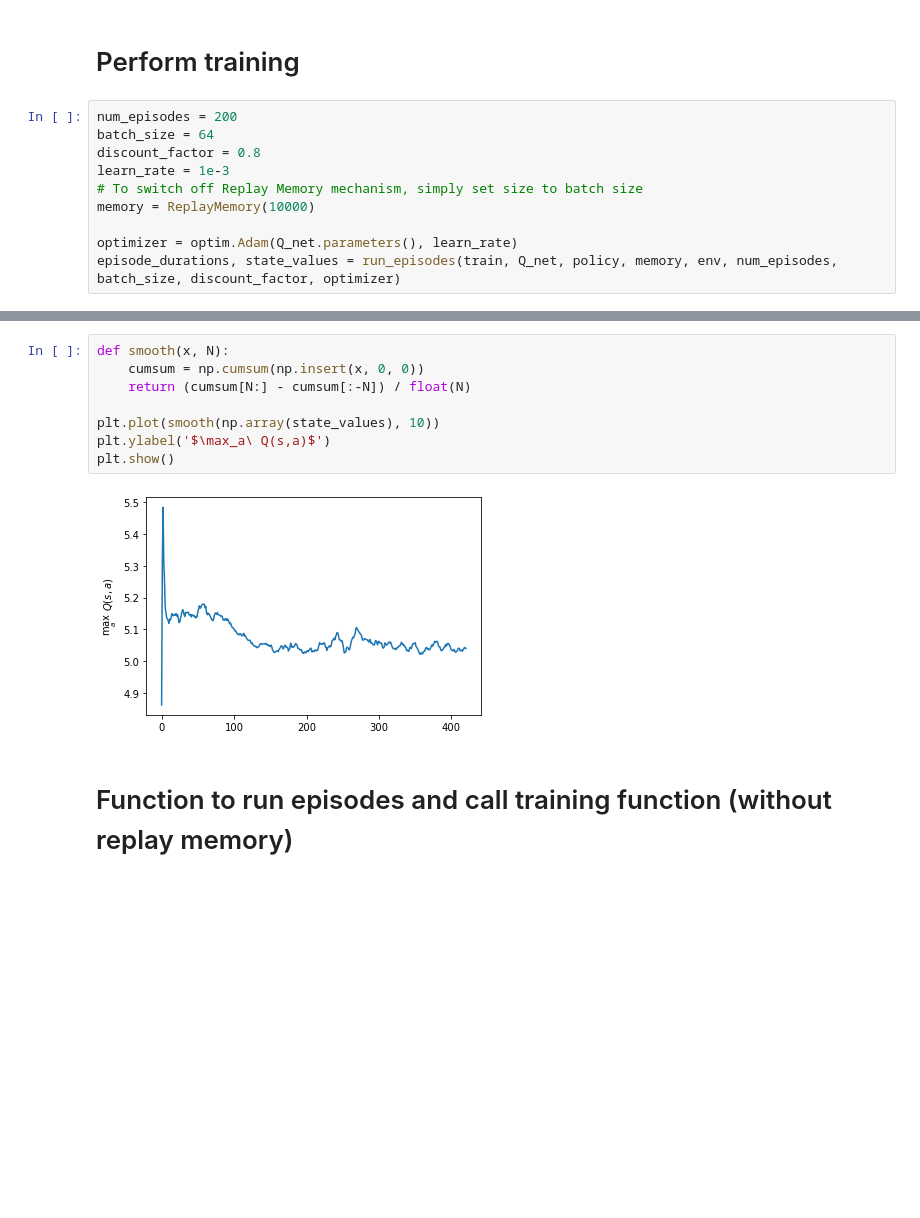
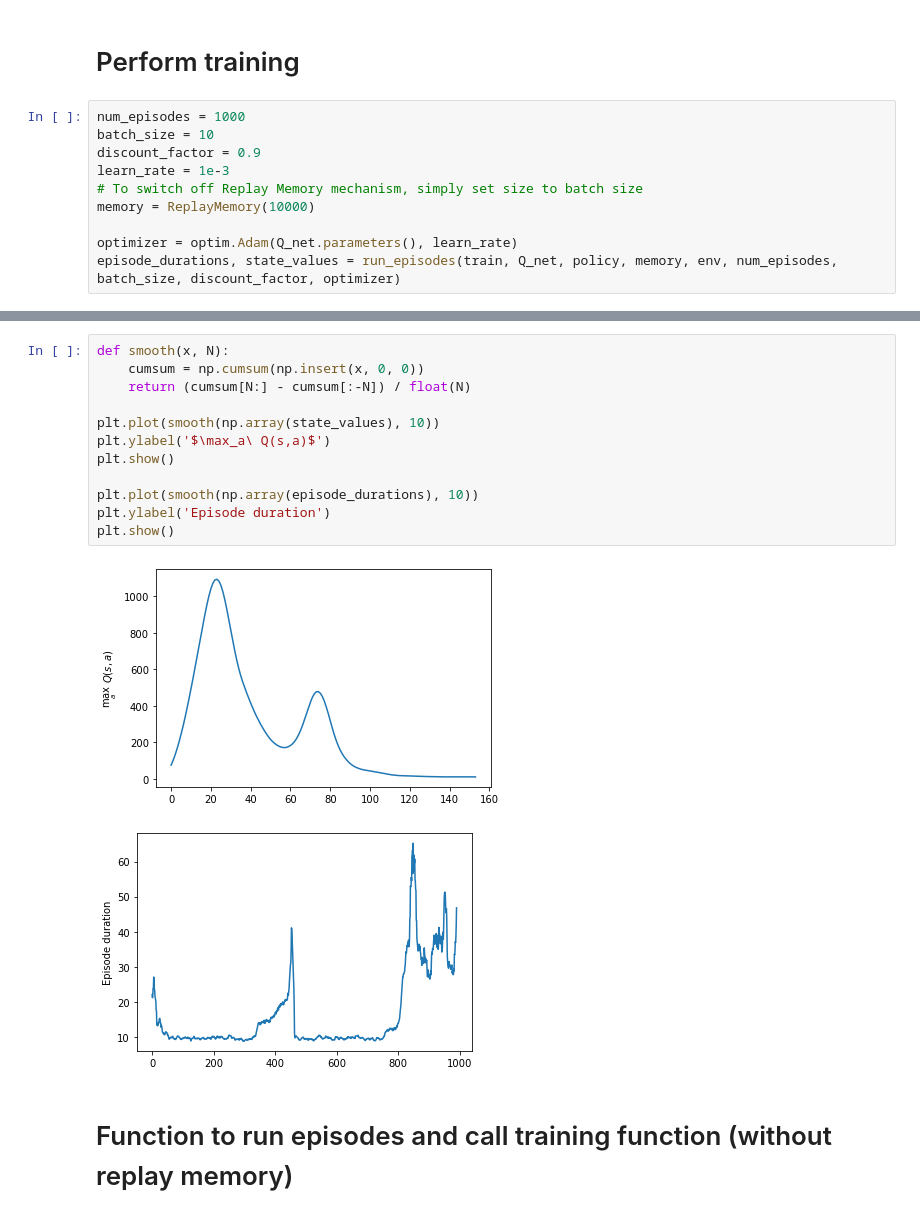
Before and after one commit to KylianvG/DQN_Divergence, a Jupyter notebook: Cartpole.ipynb, the cells around one changed output, grey strips where cells are left out. Drawn from its saved outputs; the diff is of its cells as text; blank space fills up the shorter version.

```diff
--- a/Cartpole.ipynb
+++ b/Cartpole.ipynb
@@ -73,9 +73,9 @@ def run_episodes(train, Q, policy, memory, env, num_episodes, batch_size, discou
 # %% [markdown]
 # Perform training
 # %%
-num_episodes = 200
-batch_size = 64
-discount_factor = 0.8
+num_episodes = 1000
+batch_size = 10
+discount_factor = 0.9
 learn_rate = 1e-3
 # To switch off Replay Memory mechanism, simply set size to batch size
 memory = ReplayMemory(10000)
@@ -106,13 +103,18 @@ episode_durations, state_values = run_episodes(train, Q_net, policy, memory, env
 # %%
 def smooth(x, N):
     cumsum = np.cumsum(np.insert(x, 0, 0))
     return (cumsum[N:] - cumsum[:-N]) / float(N)
 
 plt.plot(smooth(np.array(state_values), 10))
 plt.ylabel('$\max_a\ Q(s,a)$')
 plt.show()
+
+plt.plot(smooth(np.array(episode_durations), 10))
+plt.ylabel('Episode duration')
+plt.show()
 # %% [output]
-[figure, old version]
+[figure, new version]
+[figure, added]
 # %% [markdown]
 # Function to run episodes and call training function (without replay memory)
 # %%
```
Also changed, not shown: parts of 4 cells of this notebook, 2 other files.
